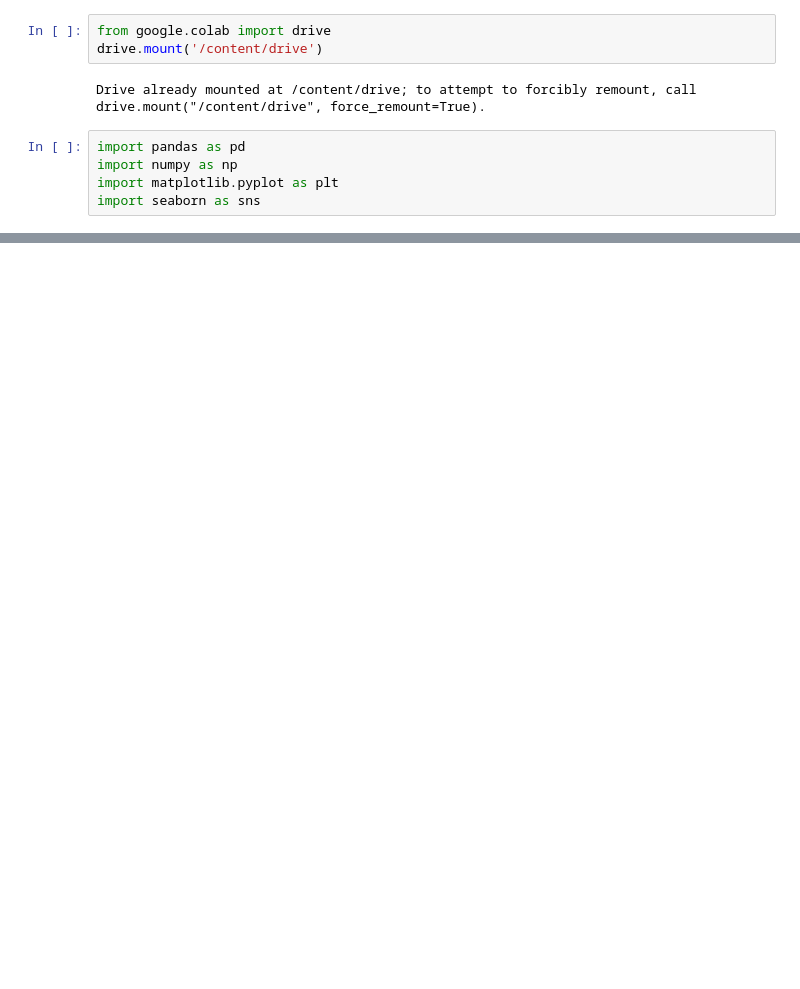
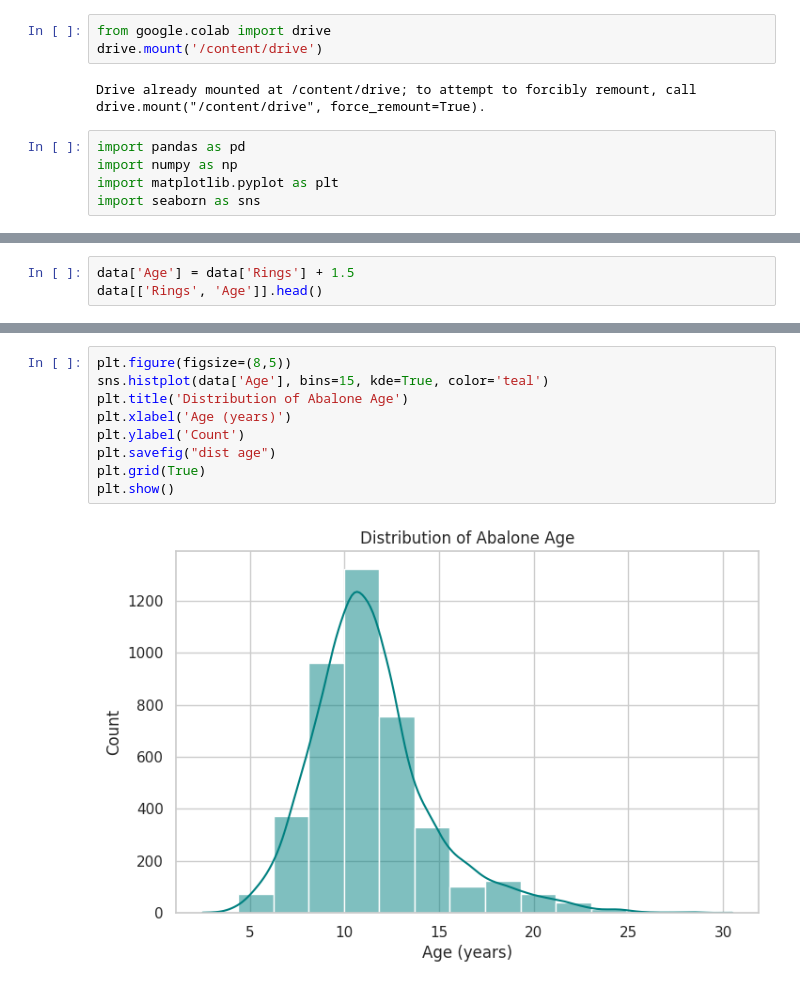
Before and after one commit to theAkashPrabu/Dessertation, a Jupyter notebook: Project.ipynb, the cells around one changed output, grey strips where cells are left out. Drawn from its saved outputs; the diff is of its cells as text; blank space fills up the shorter version.

```diff
--- a/Project.ipynb
+++ b/Project.ipynb
@@ -293,0 +116,3 @@ weighted avg       0.69      0.71      0.69       836
+# %%
+data['Age'] = data['Rings'] + 1.5
+data[['Rings', 'Age']].head()
@@ -293,0 +126,11 @@ weighted avg       0.69      0.71      0.69       836
+# %%
+plt.figure(figsize=(8,5))
+sns.histplot(data['Age'], bins=15, kde=True, color='teal')
+plt.title('Distribution of Abalone Age')
+plt.xlabel('Age (years)')
+plt.ylabel('Count')
+plt.savefig("dist age")
+plt.grid(True)
+plt.show()
+# %% [output]
+[figure, added]
```
Also changed, not shown: parts of 45 cells of this notebook.
